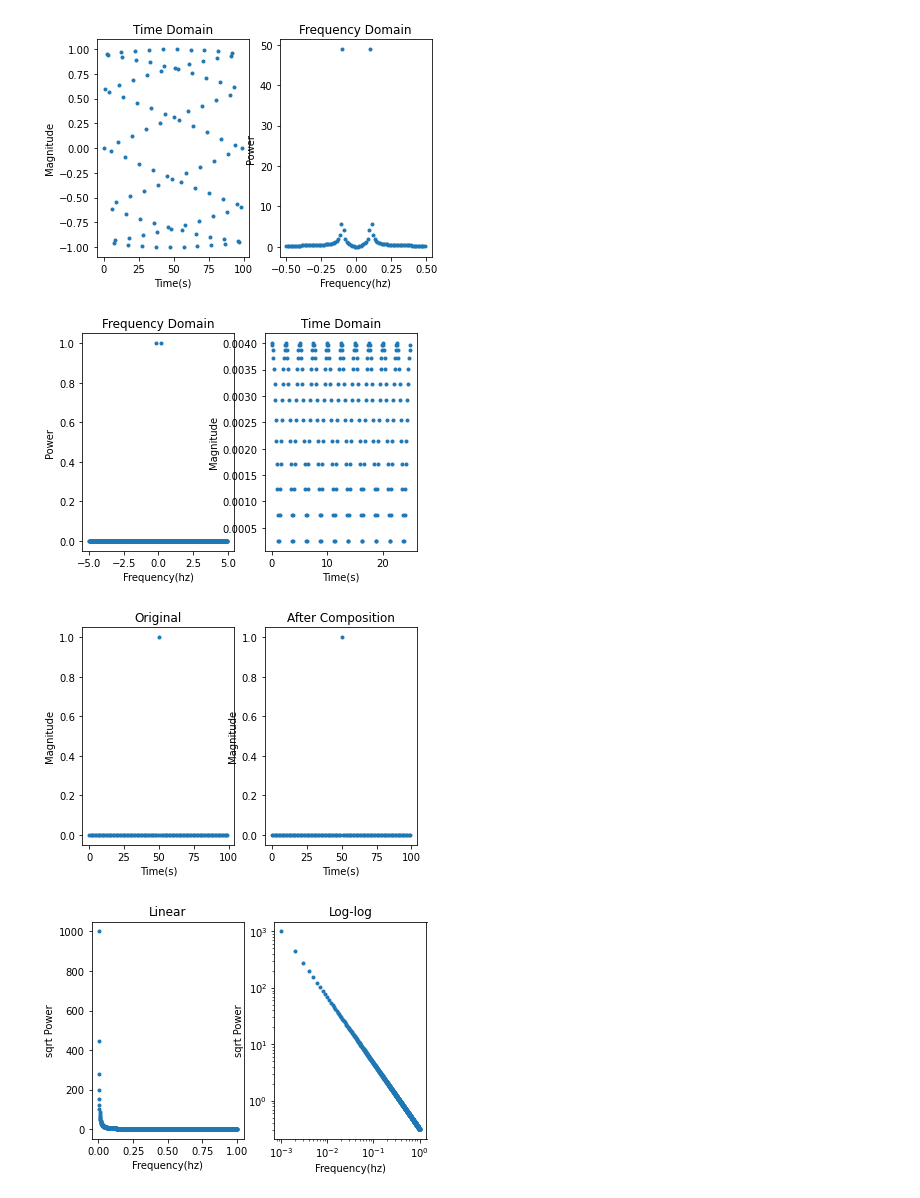
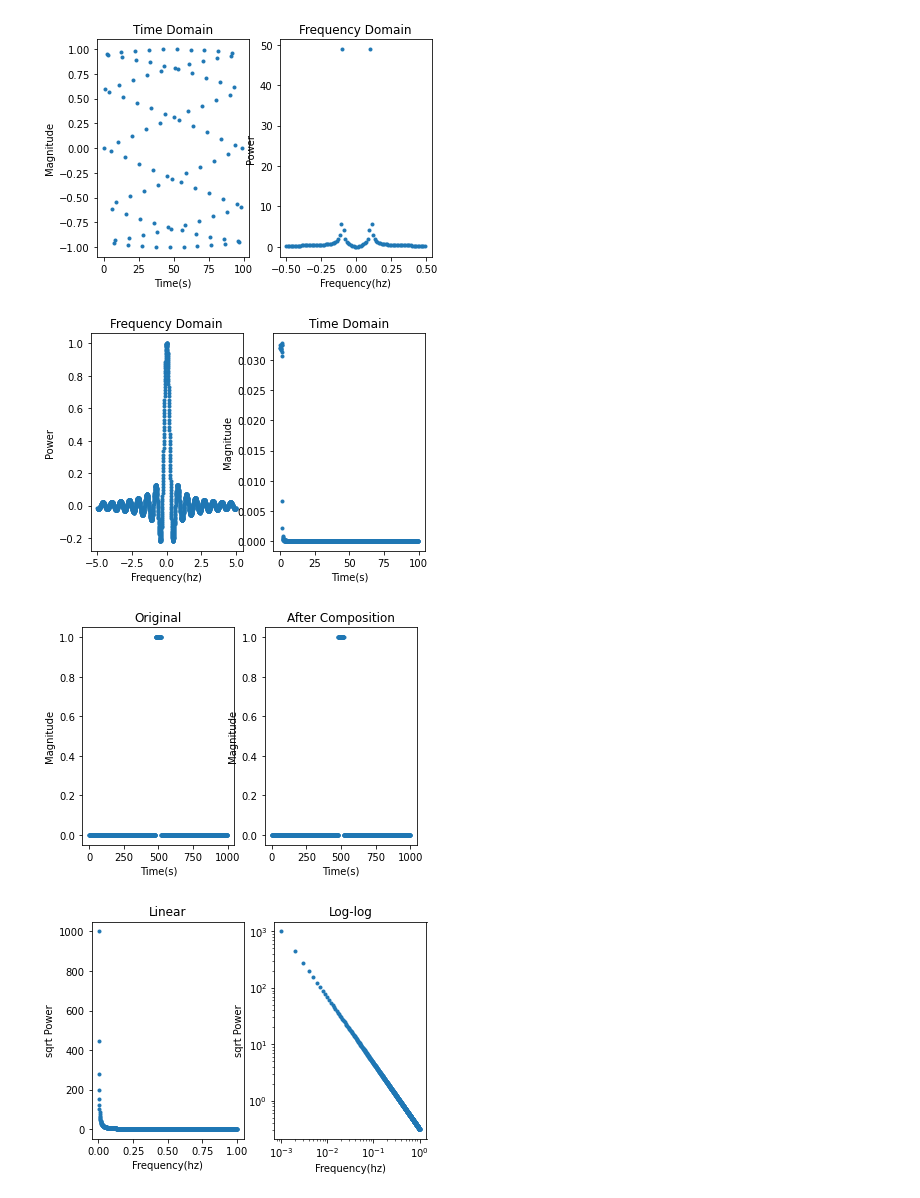
Before and after one commit to jblipper/VERITAS-Summer-Project-2022, a Jupyter notebook: Scripts/FFTs_with_Noise.ipynb, the cells around one changed output. Cells and saved outputs as stored; diff of their text form; code cells hidden in the pictures.

```diff
--- a/Scripts/FFTs_with_Noise.ipynb
+++ b/Scripts/FFTs_with_Noise.ipynb
@@ -112,35 +113,35 @@ f0=np.linspace(0,10,1000)
 A01=list(np.sinc(0.5*np.pi*(f0)))
 A02=[]
 for i in range(1,len(A01)+1):
     A02.append(A01[-i])
 A0=A01+A02
 
 f1=np.linspace(-5,5,1000)
 A11=np.zeros(500)
 A11[10]=1
 A12=[]
 for i in range(1,len(A11)+1):
     A12.append(-1*A11[-i+1])
 A1=A11+A12
 
 #A1[40]=-1
 #A1[60]=1
 
 f2=np.linspace(-5,5,1000)
 A21=np.zeros(500)
 A21[10]=1
 A22=[]
 for i in range(1,len(A21)+1):
     A22.append(A21[-i+1])
 A2=A21+A22
 
 f3=np.linspace(-5,5,100)
 A3=np.ones(100)
 
 
-invF(0.1,A2,xlimf='none',xlimt='none') #period is actually 5 but appears to be 2.5 since absolute value is plotted
+invF(0.1,A0,xlimf='none',xlimt='none') #period is actually 5 but appears to be 2.5 since absolute value is plotted
 # %% [output]
-[figure, old version]
+[figure, new version]
 # %%
 t0=np.linspace(0,10,100)
 y0=np.zeros(100)
@@ -174,9 +175,9 @@ def compose(dt,y):    #composition inverse transform of transform. uses the real
     plt.ylabel('Magnitude')
     plt.title('After Composition')
 
-compose(1,y0)
+compose(1,y2)
 # %% [output]
-[figure, old version]
+[figure, new version]
 # %%
 def P(f):  # model extracted from arXiv:1603.04461v1 figure 3
     return 0.1*f**(-7/3)
```
Also changed, not shown: parts of 6 cells of this notebook.
